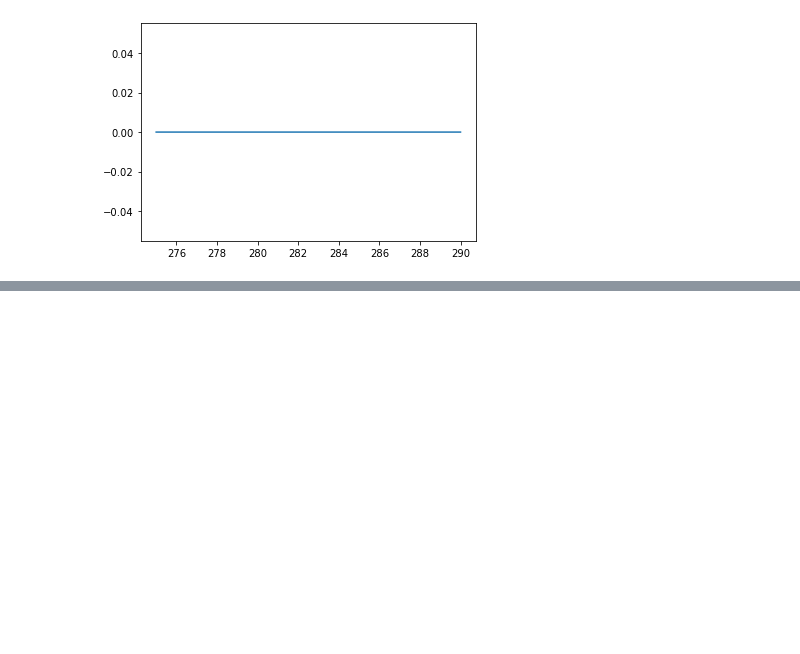
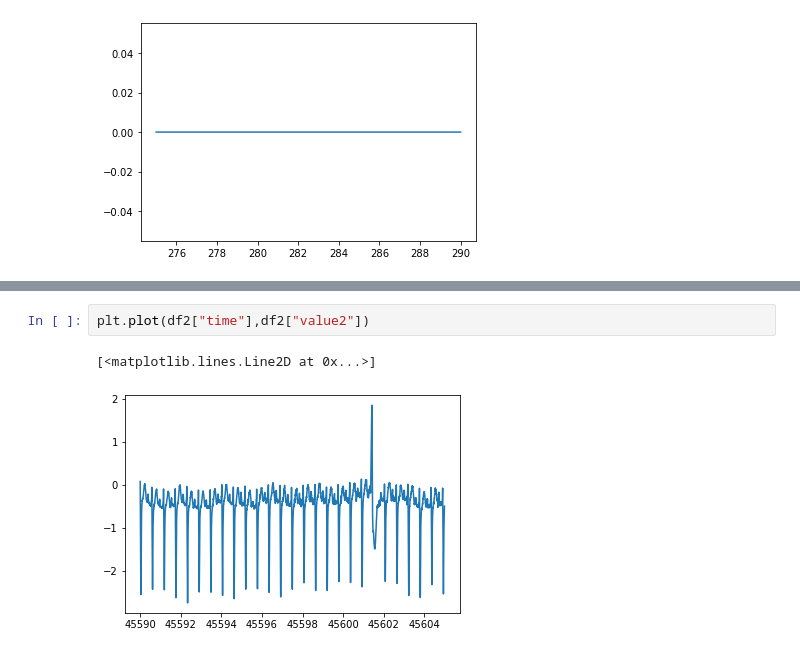
Before and after one commit to takaya-0808/MachineLearning, a Jupyter notebook: work/時系列データ分析/異常値検知/DetectOutlier.ipynb, the cells around one changed output, grey strips where cells are left out. Drawn from its saved outputs; the diff is of its cells as text; blank space fills up the shorter version.

```diff
--- a/work/時系列データ分析/異常値検知/DetectOutlier.ipynb
+++ b/work/時系列データ分析/異常値検知/DetectOutlier.ipynb
@@ -84,0 +111,5 @@ plt.plot(df["time"],ss_val2[0])
+# %%
+plt.plot(df2["time"],df2["value2"])
+# %% [output]
+[<matplotlib.lines.Line2D at 0x...>]
+[figure, added]
```
Also changed, not shown: parts of 5 cells of this notebook.
